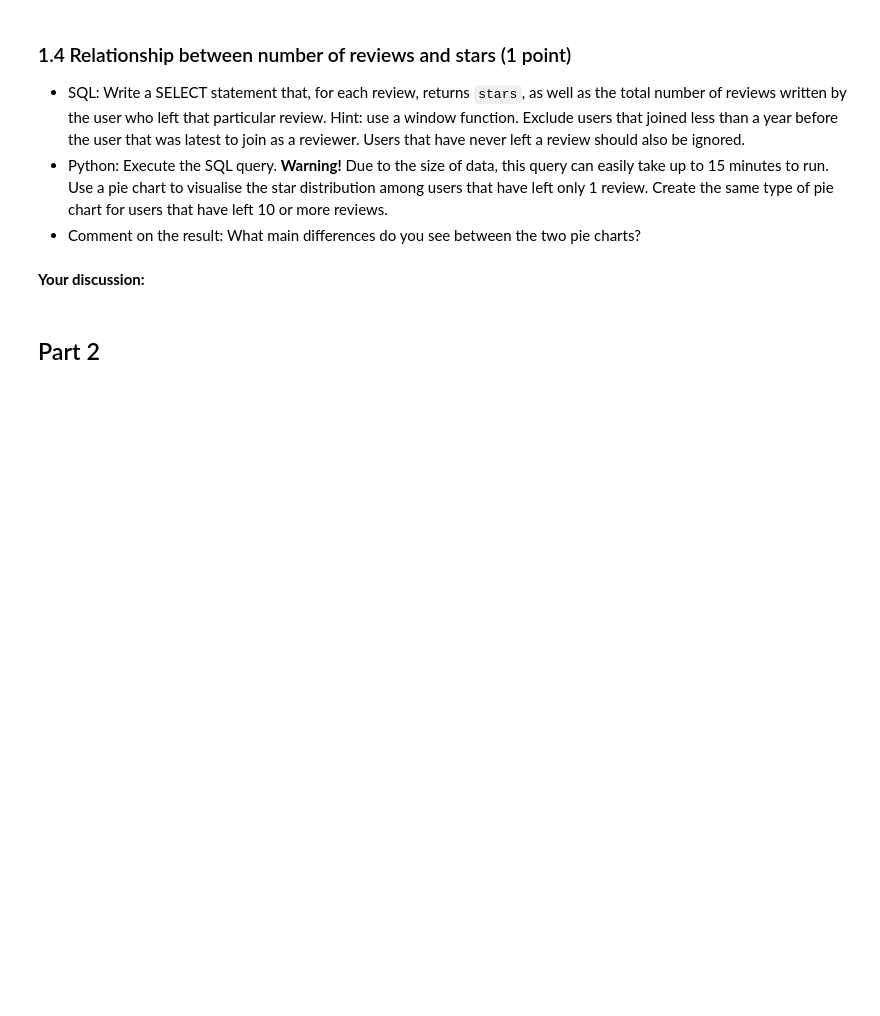
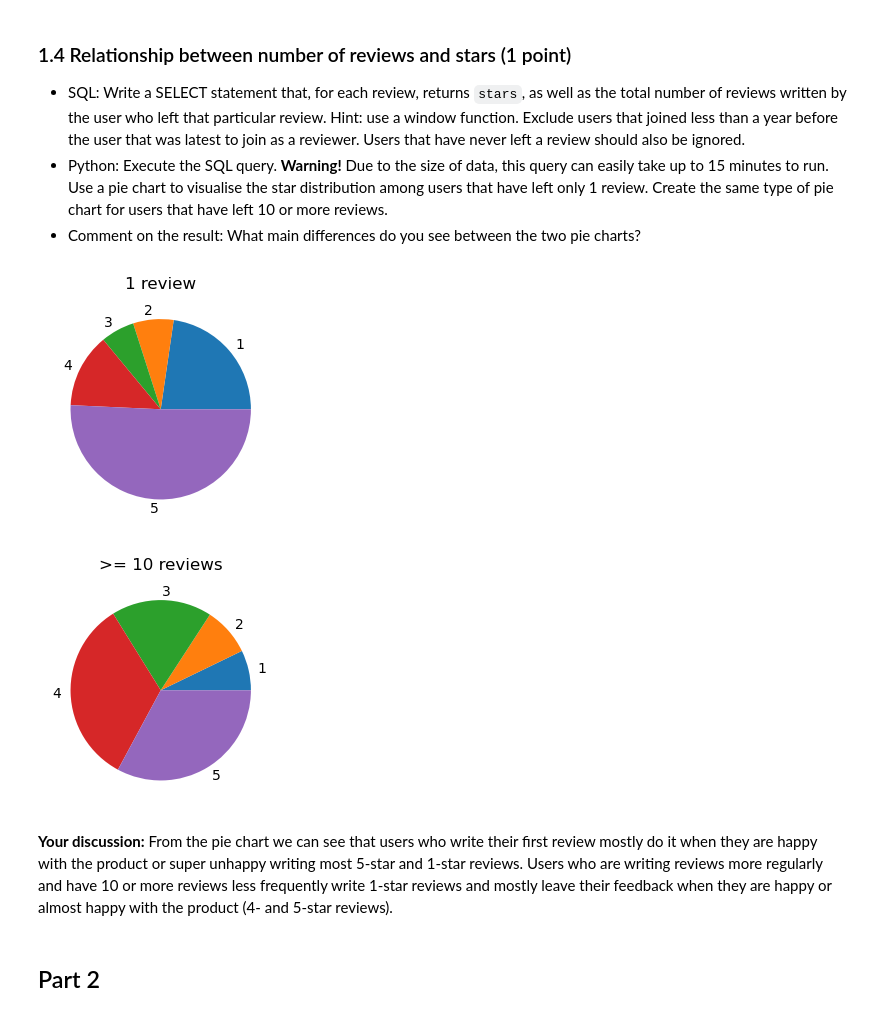
Before and after one commit to linashyshova/db3, a Jupyter notebook: E_EOR2_DBFA.GA3.ipynb, the cells around one changed output. Drawn from its saved outputs; the diff is of its cells as text; code cells hidden in the pictures; blank space fills up the shorter version.

```diff
--- a/E_EOR2_DBFA.GA3.ipynb
+++ b/E_EOR2_DBFA.GA3.ipynb
@@ -202,17 +182,39 @@ Notes:
+# %%
+data = pd.read_sql_query("select \
+                            review_id, \
+                            stars, \
+                            count(*) over (partition by user_id) as no_reviews\
+                         from reviews\
+                         where user_id in (\
+                            select user_id from users \
+                            where joined < (select DATE_SUB(max(joined), INTERVAL 1 YEAR) \
+                            from users \
+                         ) \
+                         )",
+                         connection)
 # %%
 # create the two pie charts
-data_1_review = data[data.no_reviews == ...]
+data_1_review = data[data.no_reviews == 1]
 data_1_grouped = data_1_review.groupby("stars").count().reset_index()
-data_10_reviews = data[data.no_reviews >= ...]
+data_10_reviews = data[data.no_reviews >= 10]
 data_10_grouped = data_10_reviews.groupby("stars").count().reset_index()
 
+plt.subplot(1, 2, 1)
 plt.pie(x = data_1_grouped.no_reviews, labels = data_1_grouped.stars)
 plt.title("1 review")
 plt.show()
 
-...
+plt.subplot(1, 2, 2)
+plt.pie(x = data_10_grouped.no_reviews, labels = data_10_grouped.stars)
+plt.title(">= 10 reviews")
+plt.show()
+# %% [output]
+[figure, added]
+[figure, added]
-# %% [markdown]
-**Your discussion:**
+# %% [markdown]
+**Your discussion:**
+From the pie chart we can see that users who write their first review mostly do it when they are happy with the product or super unhappy writing most 5-star and 1-star reviews.
+Users who are writing reviews more regularly and have 10 or more reviews less frequently write 1-star reviews and mostly leave their feedback when they are happy or almost happy with the product (4- and 5-star reviews).
 # %% [markdown]
 ## Part 2
 # %% [markdown]
```
Also changed, not shown: parts of 9 cells of this notebook.
